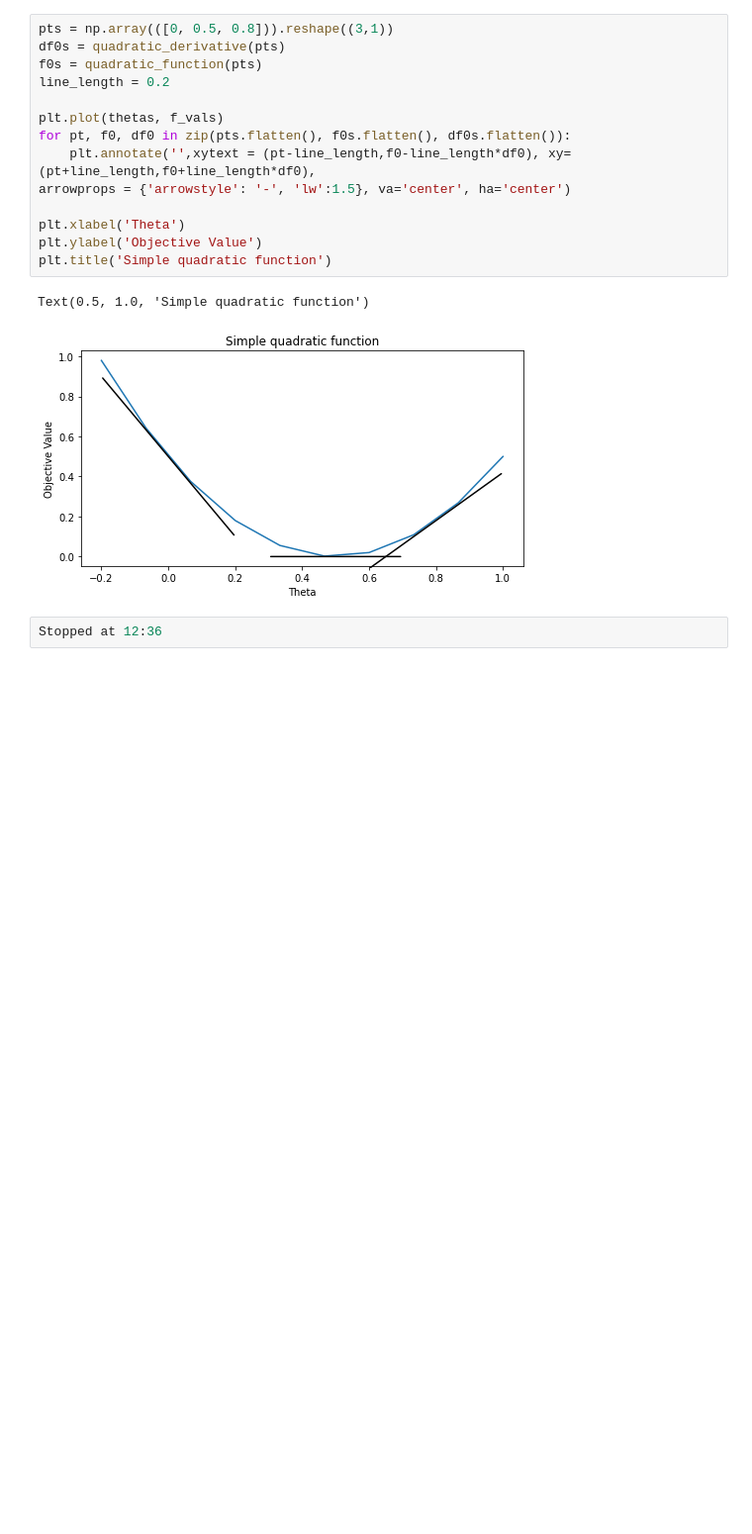
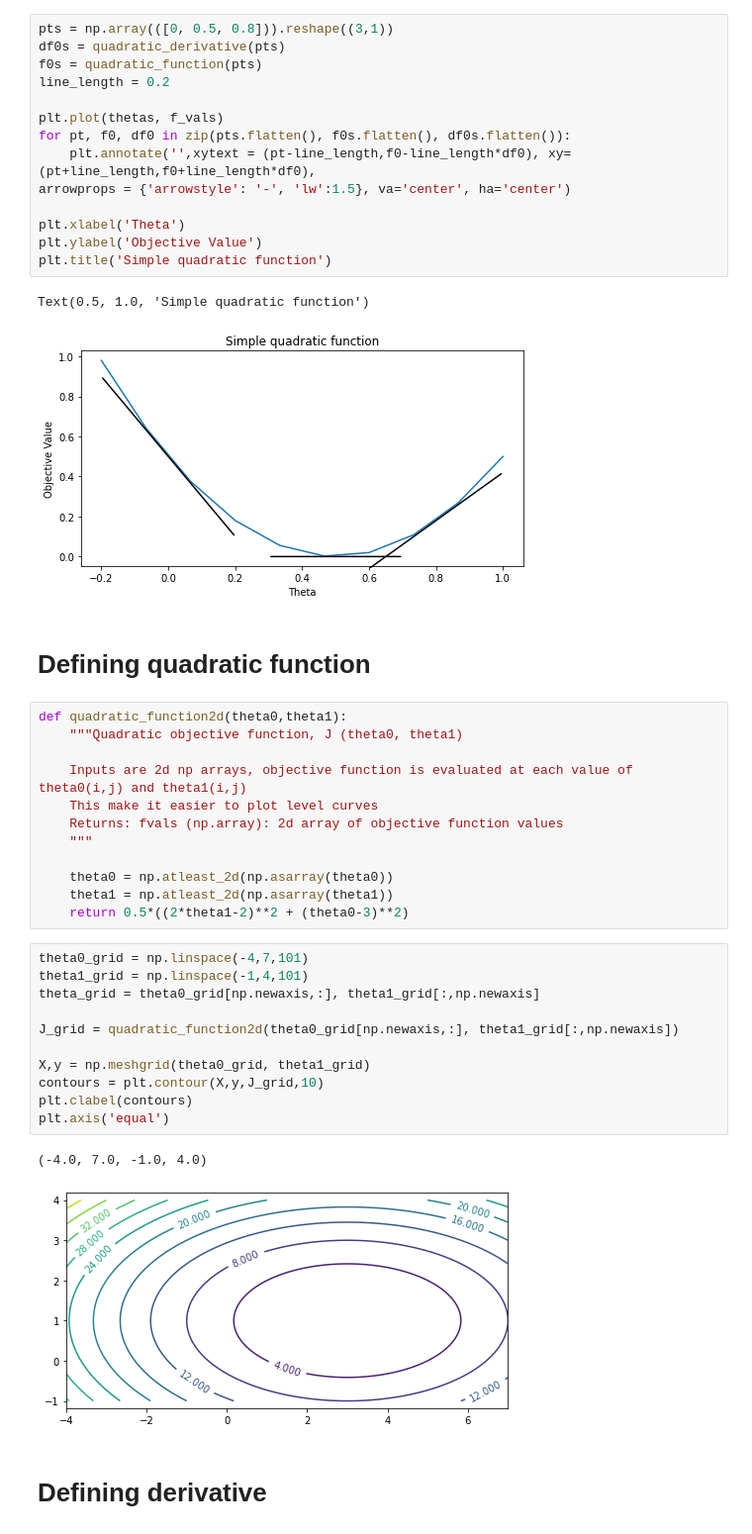
Before and after one commit to sonitaills/Learning-machine-learning, a Jupyter notebook: Lecture 3 - part 1 - Optimization and Calculus.ipynb, the cells around one changed output. Shown at 99% size. Cells and saved outputs as stored; diff of their text form; blank space fills up the shorter version.

```diff
--- a/Lecture 3 - part 1 - Optimization and Calculus.ipynb
+++ b/Lecture 3 - part 1 - Optimization and Calculus.ipynb
@@ -60,5 +60,33 @@ plt.title('Simple quadratic function')
 # %% [output]
 Text(0.5, 1.0, 'Simple quadratic function')
 [figure]
-# %%
-Stopped at 12:36
+# %% [markdown]
+# Defining quadratic function
+# %%
+def quadratic_function2d(theta0,theta1):
+    """Quadratic objective function, J (theta0, theta1)
+
+    Inputs are 2d np arrays, objective function is evaluated at each value of theta0(i,j) and theta1(i,j)
+    This make it easier to plot level curves
+    Returns: fvals (np.array): 2d array of objective function values
+    """
+
+    theta0 = np.atleast_2d(np.asarray(theta0))
+    theta1 = np.atleast_2d(np.asarray(theta1))
+    return 0.5*((2*theta1-2)**2 + (theta0-3)**2)
+# %%
+theta0_grid = np.linspace(-4,7,101)
+theta1_grid = np.linspace(-1,4,101)
+theta_grid = theta0_grid[np.newaxis,:], theta1_grid[:,np.newaxis]
+
+J_grid = quadratic_function2d(theta0_grid[np.newaxis,:], theta1_grid[:,np.newaxis])
+
+X,y = np.meshgrid(theta0_grid, theta1_grid)
+contours = plt.contour(X,y,J_grid,10)
+plt.clabel(contours)
+plt.axis('equal')
+# %% [output]
+(-4.0, 7.0, -1.0, 4.0)
+[figure, added]
+# %% [markdown]
+# Defining derivative
```
Also changed, not shown: parts of 5 cells of this notebook.
